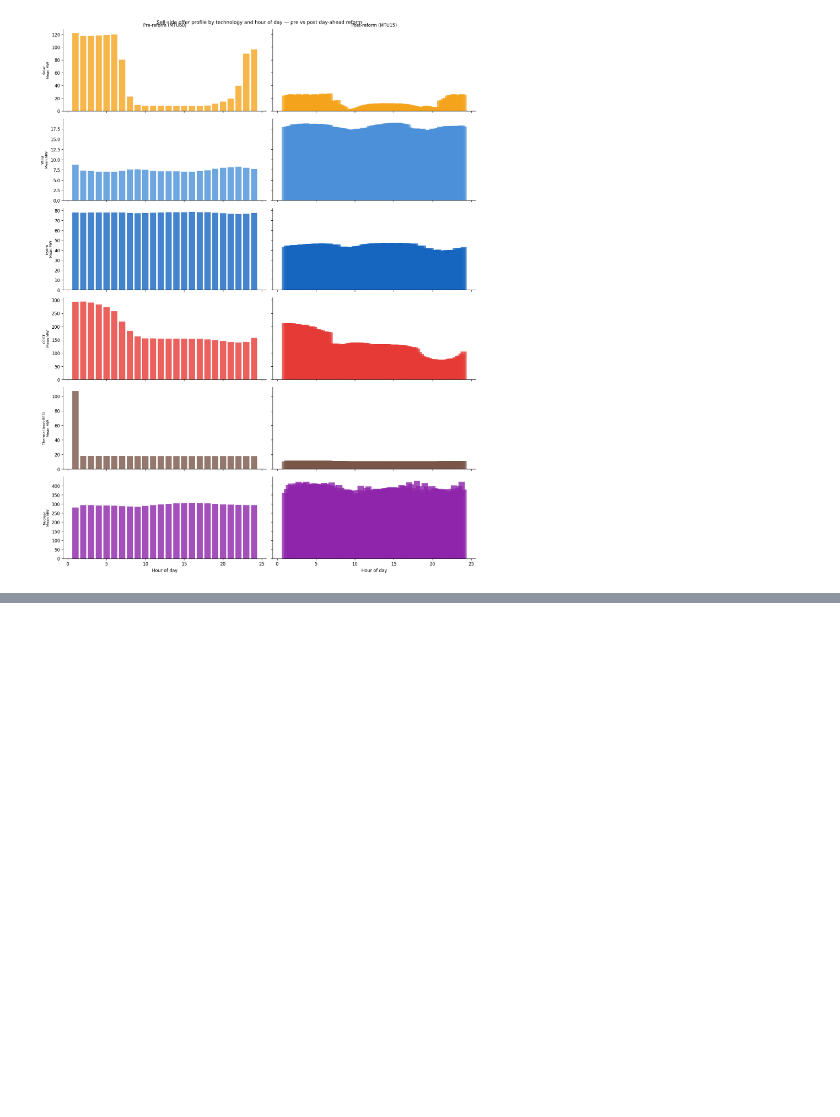
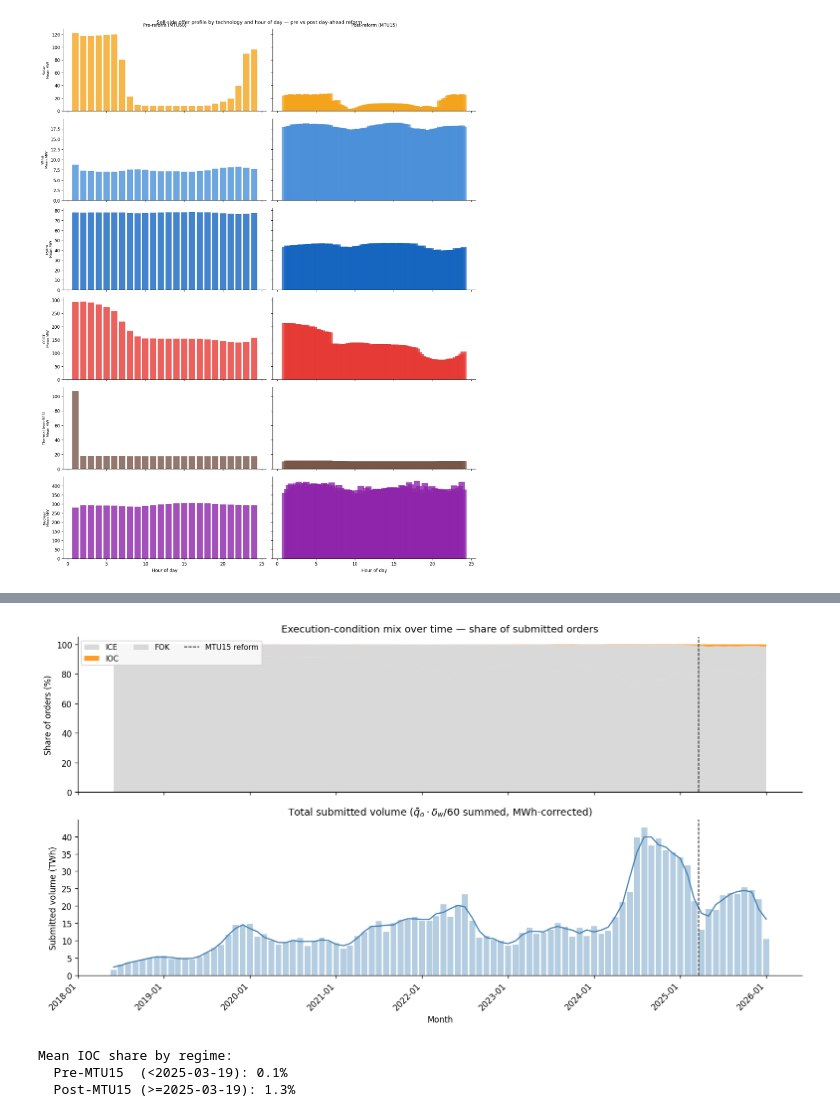
Before and after one commit to PabloParamioPerez/mtu15_project, a Jupyter notebook: explore/omie_validation_and_stats.ipynb, the cells around one changed output, grey strips where cells are left out. Drawn from its saved outputs; the diff is of its cells as text; code cells hidden in the pictures; blank space fills up the shorter version.

```diff
--- a/explore/omie_validation_and_stats.ipynb
+++ b/explore/omie_validation_and_stats.ipynb
@@ -1321,0 +1464,71 @@ plt.show()
+# %%
+exec_monthly = con_ord.execute(f"""
+    SELECT
+        DATE_TRUNC('month', CAST(trade_date AS DATE))  AS month,
+        exec_condition,
+        COUNT(*)                                        AS n_orders,
+        SUM(quantity_mw * mtu_minutes / 60.0)          AS total_mwh
+    FROM read_parquet('{ORDERS}')
+    GROUP BY month, exec_condition
+    ORDER BY month, exec_condition
+""").df()
+
+exec_monthly["month"] = pd.to_datetime(exec_monthly["month"])
+
+# Pivot to share per month
+pivot_count = exec_monthly.pivot_table(
+    index="month", columns="exec_condition", values="n_orders", aggfunc="sum"
+).fillna(0)
+pivot_share = pivot_count.div(pivot_count.sum(axis=1), axis=0) * 100
+
+top_conds = pivot_share.sum().nlargest(5).index.tolist()
+pivot_share = pivot_share[top_conds]
+
+EXEC_COLORS = {
+    "GFD": "steelblue", "IOC": "darkorange", "AON": "seagreen",
+    "GTD": "orchid",    "GFS": "gray",
+}
+
+fig, axes = plt.subplots(2, 1, figsize=(13, 7), sharex=True)
+
+axes[0].stackplot(
+    pivot_share.index,
+    [pivot_share[c] for c in top_conds],
+    labels=top_conds,
+    colors=[EXEC_COLORS.get(c, "lightgray") for c in top_conds],
+    alpha=0.85,
+)
+axes[0].axvline(INTRADAY_REFORM, color="black", linestyle="--", linewidth=1, label="MTU15 reform")
+axes[0].set_ylabel("Share of orders (%)")
+axes[0].set_title("Execution-condition mix over time — share of submitted orders")
+axes[0].legend(loc="upper left", fontsize=9, ncol=3)
+
+monthly_total = exec_monthly.groupby("month")["total_mwh"].sum().reset_index()
+monthly_total["smoothed"] = monthly_total["total_mwh"].rolling(3, center=True, min_periods=1).mean()
+axes[1].bar(monthly_total["month"], monthly_total["total_mwh"] / 1e6,
+            width=25, color="steelblue", alpha=0.4)
+axes[1].plot(monthly_total["month"], monthly_total["smoothed"] / 1e6,
+             color="steelblue", linewidth=1.5)
+axes[1].axvline(INTRADAY_REFORM, color="black", linestyle="--", linewidth=1)
+axes[1].set_xlabel("Month")
+axes[1].set_ylabel("Submitted volume (TWh)")
+axes[1].set_title(r"Total submitted volume ($\bar{q}_o \cdot \delta_w / 60$ summed, MWh-corrected)")
+axes[1].xaxis.set_major_formatter(mdates.DateFormatter("%Y-%m"))
+
+plt.xticks(rotation=45, ha="right")
+plt.tight_layout()
+plt.show()
+
+print("Mean IOC share by regime:")
+for regime_label, mask in [
+    ("Pre-MTU15  (<2025-03-19)", pivot_share.index < INTRADAY_REFORM),
+    ("Post-MTU15 (>=2025-03-19)", pivot_share.index >= INTRADAY_REFORM),
+]:
+    sub = pivot_share[mask]
+    if "IOC" in sub.columns:
+        print(f"  {regime_label}: {sub['IOC'].mean():.1f}%")
+# %% [output]
+[figure, added]
+Mean IOC share by regime:
+  Pre-MTU15  (<2025-03-19): 0.1%
+  Post-MTU15 (>=2025-03-19): 1.3%
```
Also changed, not shown: parts of 18 cells of this notebook.
